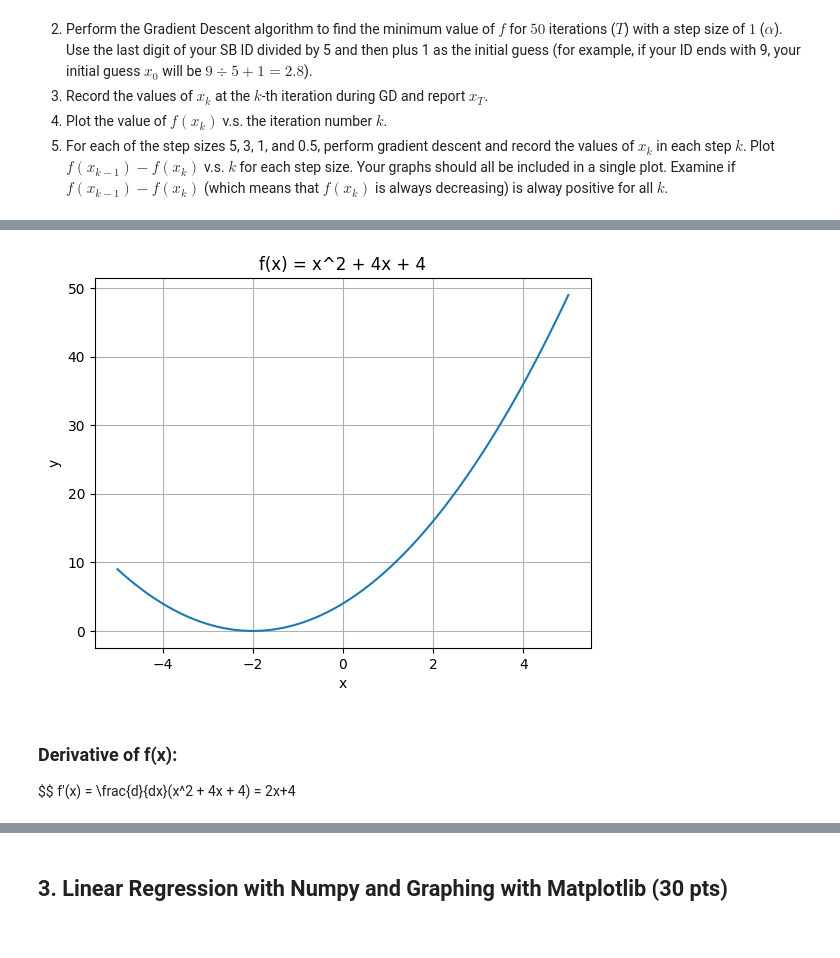
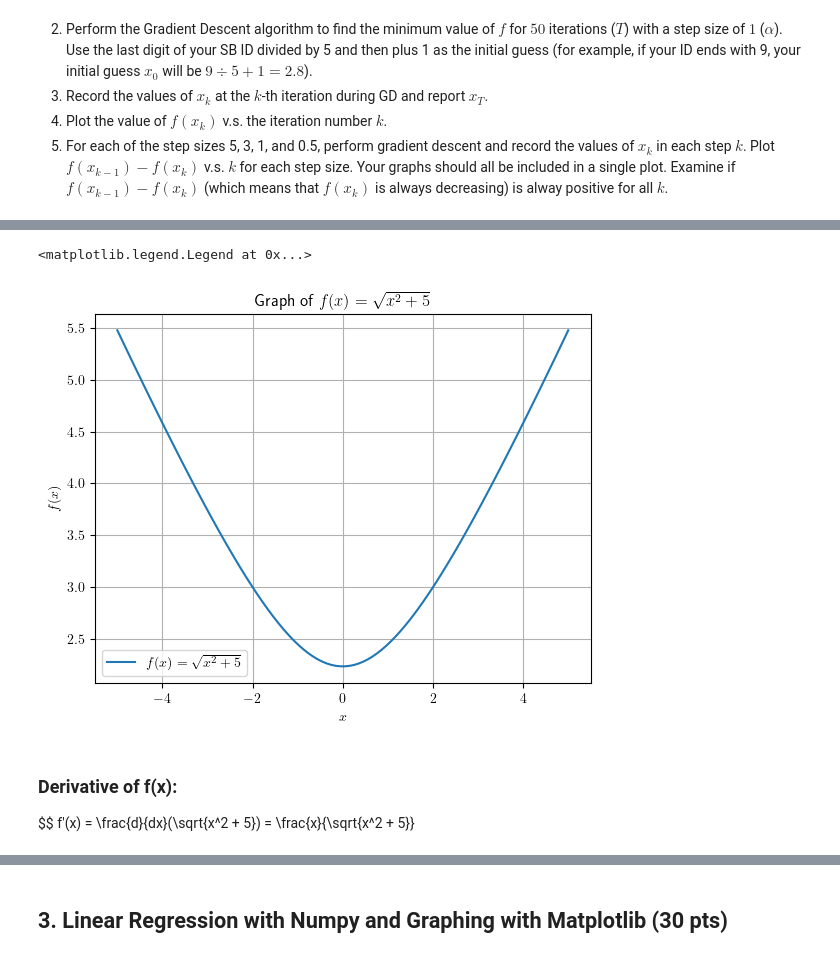
Before and after one commit to eshakrani/AMS595, a Jupyter notebook: Python/Py_Project_2 (1).ipynb, the cells around one changed output, grey strips where cells are left out. Cells and saved outputs as stored; diff of their text form; code cells hidden in the pictures.

```diff
--- a/Python/Py_Project_2 (1).ipynb
+++ b/Python/Py_Project_2 (1).ipynb
@@ -48,22 +48,26 @@ Here are some sample output graphs. Yours do not have to look exactly like mine,
 # %%
 import numpy as np
 import matplotlib.pyplot as plt
 
-# Define the function f(x) = x^2 + 4x + 4
+plt.rc('text', usetex=True)
+
+# Define the function f(x) = sqrt(x^2 + 5)
 def f(x: float) -> float:
-    return (x ** 2) + (4 * x) + 4
+    return ((x ** 2) + 5) ** (1/2)
 
 # Plot the function f(x), np.linspace might be helpful.
 X = np.linspace(-5, 5, 100)
 y = [f(n) for n in X]
 
-plt.plot(X, y)
-plt.xlabel('x')
-plt.ylabel('y')
-plt.title('f(x) = x^2 + 4x + 4')
+plt.plot(X, y, label = r'$f(x) = \sqrt{x^2 + 5}$')
+plt.xlabel(r'$x$')
+plt.ylabel(r'$f(x)$')
+plt.title(r'Graph of $f(x) = \sqrt{x^2 + 5}$')
 plt.grid(True)
+plt.legend()
 # %% [output]
+<matplotlib.legend.Legend at 0x...>
-[figure, old version]
+[figure, new version]
 # %% [markdown]
 ### Derivative of f(x):
-$$ f'(x) = \frac{d}{dx}(x^2 + 4x + 4) = 2x+4
+$$ f'(x) = \frac{d}{dx}(\sqrt{x^2 + 5}) = \frac{x}{\sqrt{x^2 + 5}}
```
Also changed, not shown: parts of 19 cells of this notebook.
